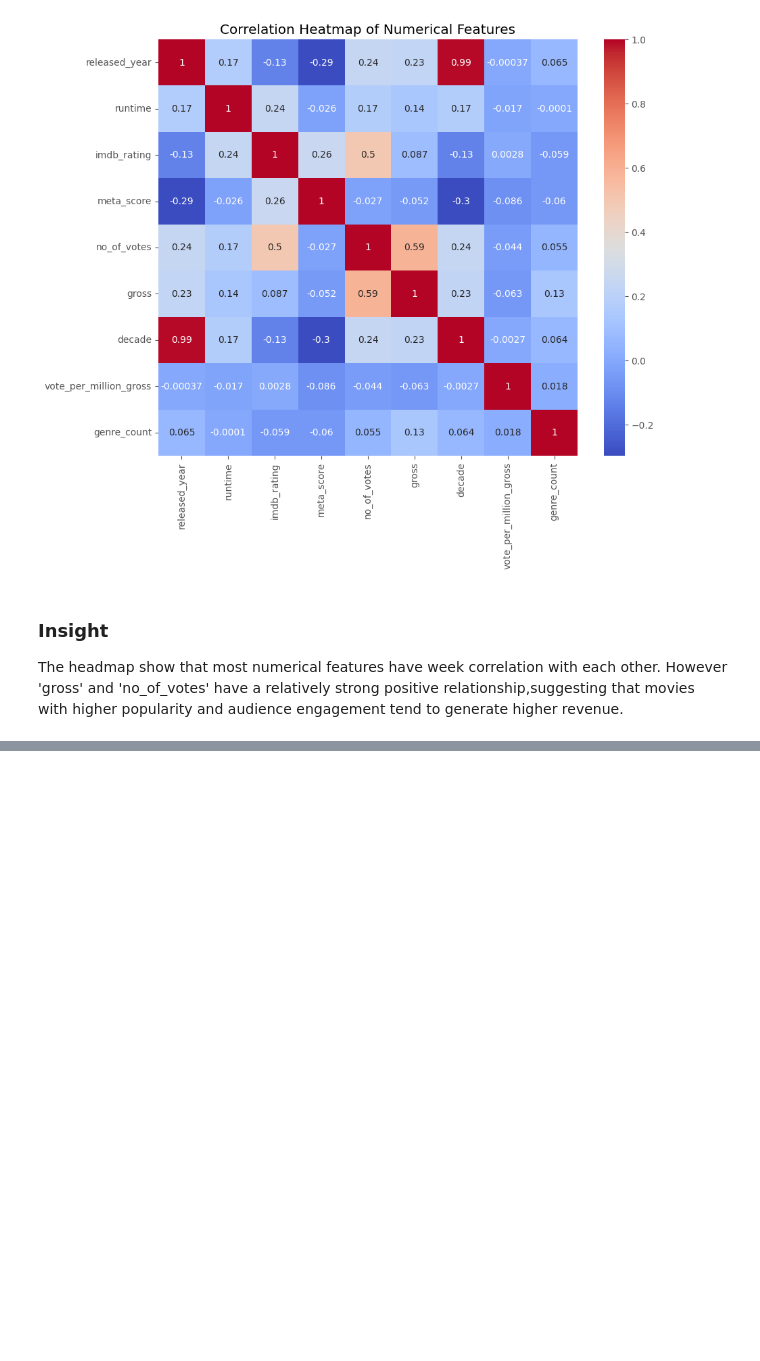
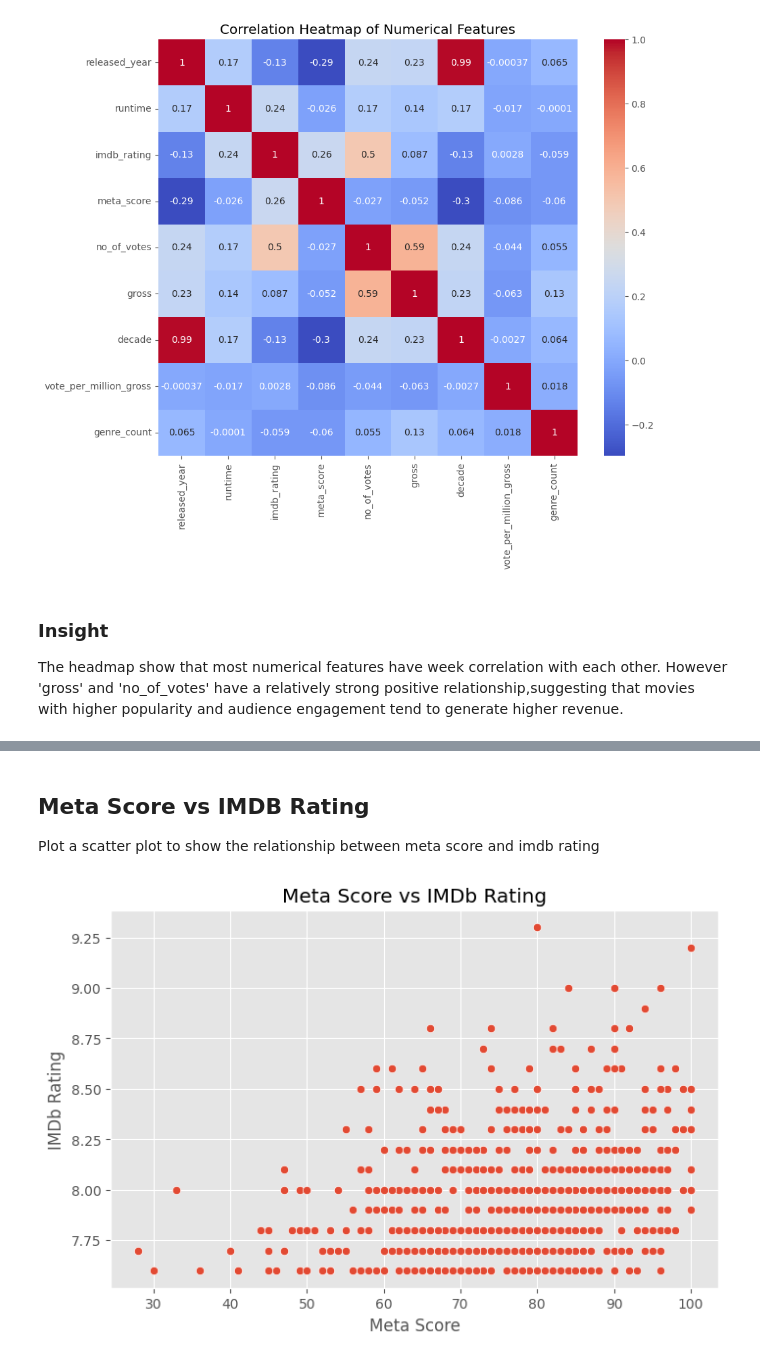
Before and after one commit to MahdiYaqobi/imdb-data-cleaning-project, a Jupyter notebook: notebooks/data-cleaning.ipynb, the cells around one changed output, grey strips where cells are left out. Saved outputs shown, nothing was run; the diff lists cells and outputs as text; code cells hidden in the pictures; blank space fills up the shorter version.

```diff
--- a/notebooks/data-cleaning.ipynb
+++ b/notebooks/data-cleaning.ipynb
@@ -333,0 +413,18 @@ However 'gross' and 'no_of_votes' have a relatively strong positive relationship
+# %% [markdown]
+## Meta Score vs IMDB Rating
+
+Plot a scatter plot to show the relationship between meta score and imdb rating
+# %%
+# meta score vs imdb rating
+plt.figure(figsize=(8,5))
+
+sns.scatterplot(
+    x=df['meta_score'],
+    y=df['imdb_rating']
+)
+plt.title('Meta Score vs IMDb Rating')
+plt.xlabel('Meta Score')
+plt.ylabel('IMDb Rating')
+plt.show()
+# %% [output]
+[figure, added]
```
Also changed, not shown: parts of 10 cells of this notebook, 6 other files.
